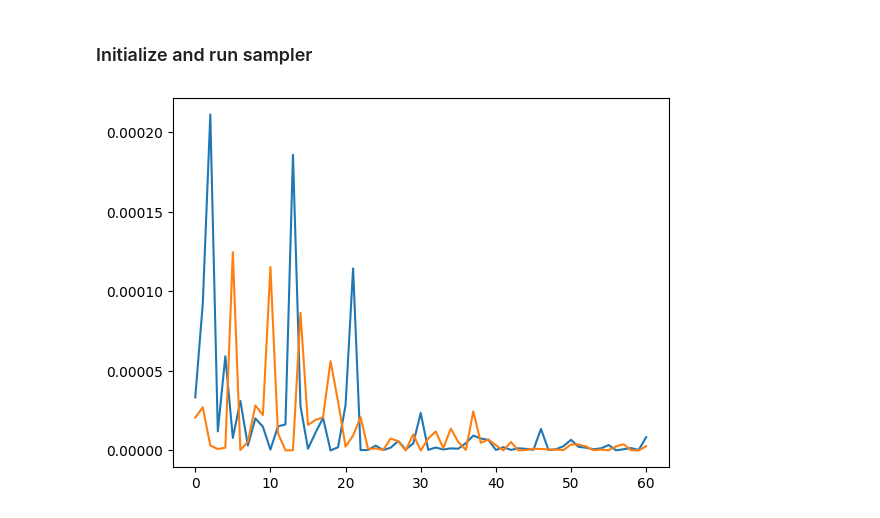
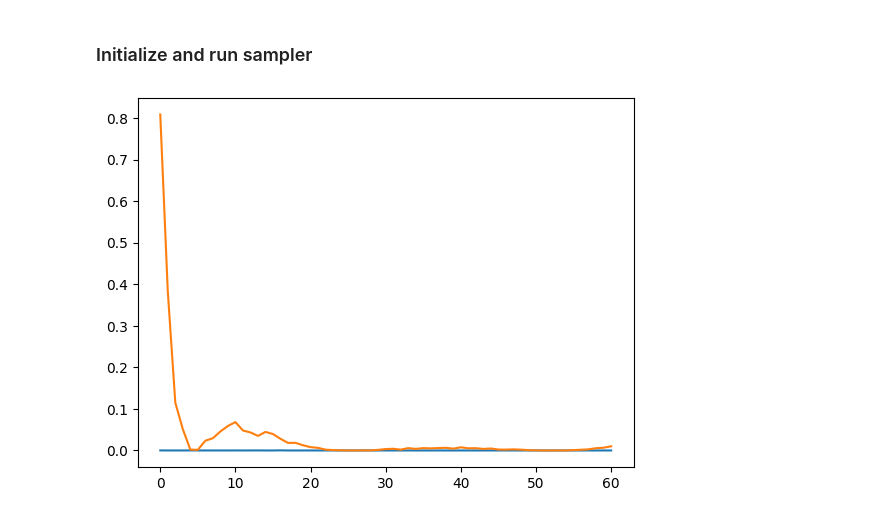
Before and after one commit to christianhbye/MIST-global-signal, a Jupyter notebook: lst_bins.ipynb, the cells around one changed output. Saved outputs shown, nothing was run; the diff lists cells and outputs as text; code cells hidden in the pictures.

```diff
--- a/lst_bins.ipynb
+++ b/lst_bins.ipynb
@@ -68,12 +80,11 @@ def design_mat(freq, nfg=5, beta=-2.5, nu_fg=75):
     A = f_ratio**beta * np.log(f_ratio)**powers
     return A
 
-nfg_max = np.max(NFG)
-A_max = design_mat(freq, nfg=nfg_max)
+A = design_mat(freq, nfg=6)
 
 plt.figure()
-for i in range(nfg_max):
-    plt.plot(freq, A_max[:, i])
+for i in range(A.shape[1]):
+    plt.plot(freq, A[:, i])
 plt.xlabel("Frequency [MHz]")
 plt.show()
 # %% [output]
@@ -173,7 +217,8 @@ def gauss(f, a=-0.2, w=20, nu21=80):
     """
     return a * np.exp(-1/2 *((f-nu21) / w)**2 *8*np.log(2))
 
-TRUE_T21 = gauss(freq)
+TRUE_PARAMS = {"a": -0.2, "w": 20, "nu21": 80}
+TRUE_T21 = gauss(freq, **TRUE_PARAMS)
 
 fig, axs = plt.subplots(figsize=(7,5), nrows=2, sharex=True, constrained_layout=True)
 axs[0].semilogy(freq, fg_mean, label="Foreground Spectrum", c="k")
@@ -188,18 +233,17 @@ plt.show()
 # %% [markdown]
 ### Initialize and run sampler
 # %%
-lst_bins = [LSTBin(freq, fg_bin[i], noise_std[i]/np.sqrt(NBINS), NFG[i]) for i in range(NBINS)]
-lst24h = LSTBin(freq, fg_mean, noise_mean_std, 6)
-#lst_bins = [LSTBin(freq, fg_bin[i], noise_mean_std, NFG[i]) for i in range(NBINS)]
+lst_bins = [LSTBin(freq, fg_bin[i], noise_std[i], TRUE_T21) for i in range(NBINS)]
+lst24h = LSTBin(freq, fg_mean, noise_mean_std, TRUE_T21, nfg=6)
 
-r_mean = fg_mle(lst24h, 0, 0)[1]
-r_bin = fg_mle(lst_bins[0], 0, 0)[1]
+r_mean = lst24h.bin_fg_mle(TRUE_T21)[1]
+r_bin = lst_bins[0].bin_fg_mle(TRUE_T21)[1]
 plt.figure()
 plt.plot(r_mean**2)
 plt.plot(r_bin**2)
 plt.show()
 # %% [output]
-[figure, old version]
+[figure, new version]
 # %%
 def log_prior(params, bounds):
     """
```
Also changed, not shown: parts of 12 cells of this notebook.
